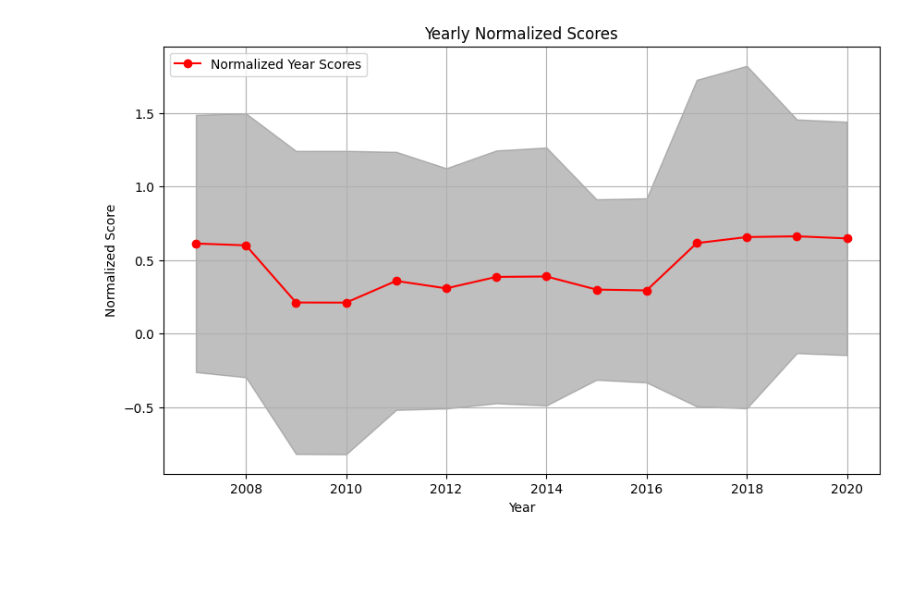
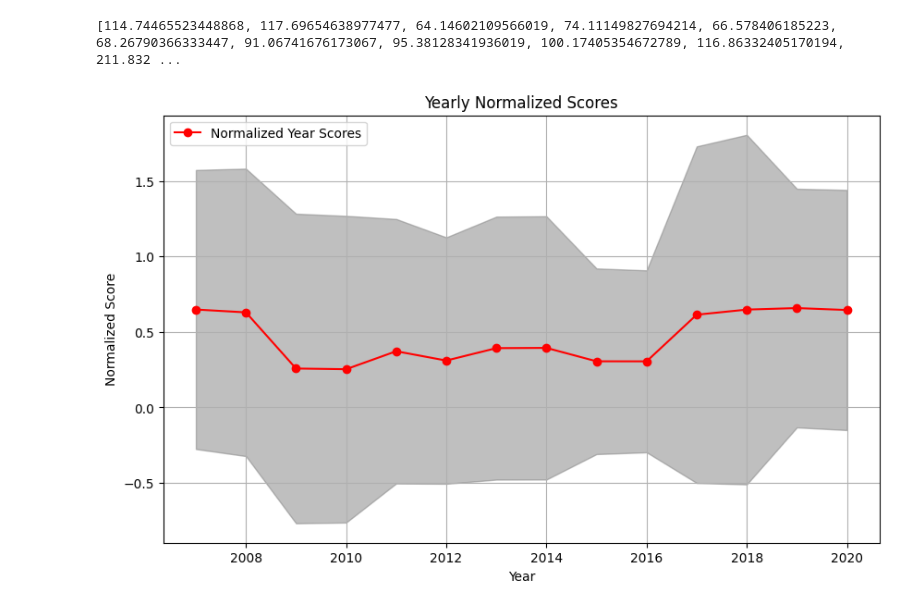
Before and after one commit to vdaita/buy-american-polarization, a Jupyter notebook: Process.ipynb, the cells around one changed output. Saved outputs shown, nothing was run; the diff lists cells and outputs as text; code cells hidden in the pictures; blank space fills up the shorter version.

```diff
--- a/Process.ipynb
+++ b/Process.ipynb
@@ -69,15 +6,0 @@ website_df = website_df[selected_cols]
-# %%
-import nltk
-from nltk.corpus import stopwords
-
-nltk.download('stopwords')
-
-stop_words = set(stopwords.words('english'))
-
-def remove_stopwords(text):
-    if isinstance(text, str):
-        return ' '.join([word for word in text.split() if word.lower() not in stop_words])
-    return text
-
-for col in tqdm(website_df.select_dtypes(include=['object']).columns):
-    website_df[col] = website_df[col].apply(remove_stopwords)
@@ -87,12 +6,0 @@ for col in tqdm(website_df.select_dtypes(include=['object']).columns):
-# %%
-import numpy as np
-
-def propagate_str_value_forward(df):
-    df = df.copy()
-    df.replace('', np.nan, inplace=True)  # Replace empty strings with NaN
-    df = df.applymap(lambda x: np.nan if isinstance(x, str) and len(x) < 200 else x)  # Set strings with length < 200 to NaN
-    df = df.T.ffill(axis=0).T  # Forward fill NaN values
-    df.fillna('', inplace=True)  # Fill remaining NaN with empty strings
-    return df
-
-website_df = propagate_str_value_forward(website_df)
@@ -99,3 +21,5 @@ website_df = propagate_str_value_forward(website_df)
+# %%
+classification_col = website_df["category"]
 # %%
 import re
 import pandas as pd
@@ -105,7 +29,8 @@ session_year_map = {2007: 110, 2008: 110, 2009: 111, 2010: 111, 2011: 112, 2012:
 all_website_scores = []
 all_website_scores_by_category = {category: [] for category in classification_col.unique()}
 
-normalized_year_scores = []
+sum_year_scores = []
+num_websites = []
 year_std_devs = []
 
 categorized_normalized_year_scores = {category: [] for category in classification_col.unique()}
@@ -122,8 +47,6 @@ for year in session_year_map:
     valid_columns = [col for col in website_df.columns if str(year) in col]
     subset = website_df[valid_columns[-1]] # select the last value within a given year
 
-    websites_count = subset.count()
-
     subset = subset.fillna("")
     subset = subset.astype(str)
 
@@ -137,6 +60,8 @@ for year in session_year_map:
     website_scores = []
     website_scores_by_category = {category: [] for category in classification_col.unique()}
 
+    websites_count = 0
+
     for website in tqdm(phrase_count.index):
         website_stats = phrase_count.loc[website]
         phrase_count_sum = website_stats.sum()
@@ -149,9 +74,14 @@ for year in session_year_map:
         website_scores.append(y_n_numerator / y_n_denominator)
         website_category = classification_col[website]
         website_scores_by_category[website_category].append(y_n_numerator / y_n_denominator)
+        websites_count += 1
 
     all_website_scores.append(website_scores)
-    normalized_year_scores.append(np.mean(website_scores))
+
+    print("Websites count: ", websites_count, " Number of elements in website_scores: ", len(website_scores))
+
+    sum_year_scores.append(np.sum(website_scores))
+    num_websites.append(websites_count)
     year_std_devs.append(np.std(website_scores))
 
     for category in classification_col.unique():
@@ -248,18 +129,24 @@ print([np.mean(scores) for scores in all_website_scores])
+# %%
+print([np.sum(scores) for scores in all_website_scores])
+# %% [output]
+[114.74465523448868, 117.69654638977477, 64.14602109566019, 74.11149827694214, 66.578406185223, 68.26790366333447, 91.06741676173067, 95.38128341936019, 100.17405354672789, 116.86332405170194, 211.832 ...
 # %%
 import matplotlib.pyplot as plt
 
 years = list(session_year_map.keys())
+normalized_year_scores = [np.mean(scores) for scores in all_website_scores]
+
 plt.figure(figsize=(10, 6))
 plt.plot(years, normalized_year_scores, marker='o', color='r', label='Normalized Year Scores')
 plt.fill_between(years,
                  [score - 1.96*std for score, std in zip(normalized_year_scores, year_std_devs)],
                  [score + 1.96*std for score, std in zip(normalized_year_scores, year_std_devs)],
                  color='gray', alpha=0.5)
 plt.xlabel('Year')
 plt.ylabel('Normalized Score')
 plt.title('Yearly Normalized Scores')
 plt.legend()
 plt.grid(True)
 plt.show()
 # %% [output]
-[figure, old version]
+[figure, new version]
```
Also changed, not shown: parts of 16 cells of this notebook, 2 other files.
